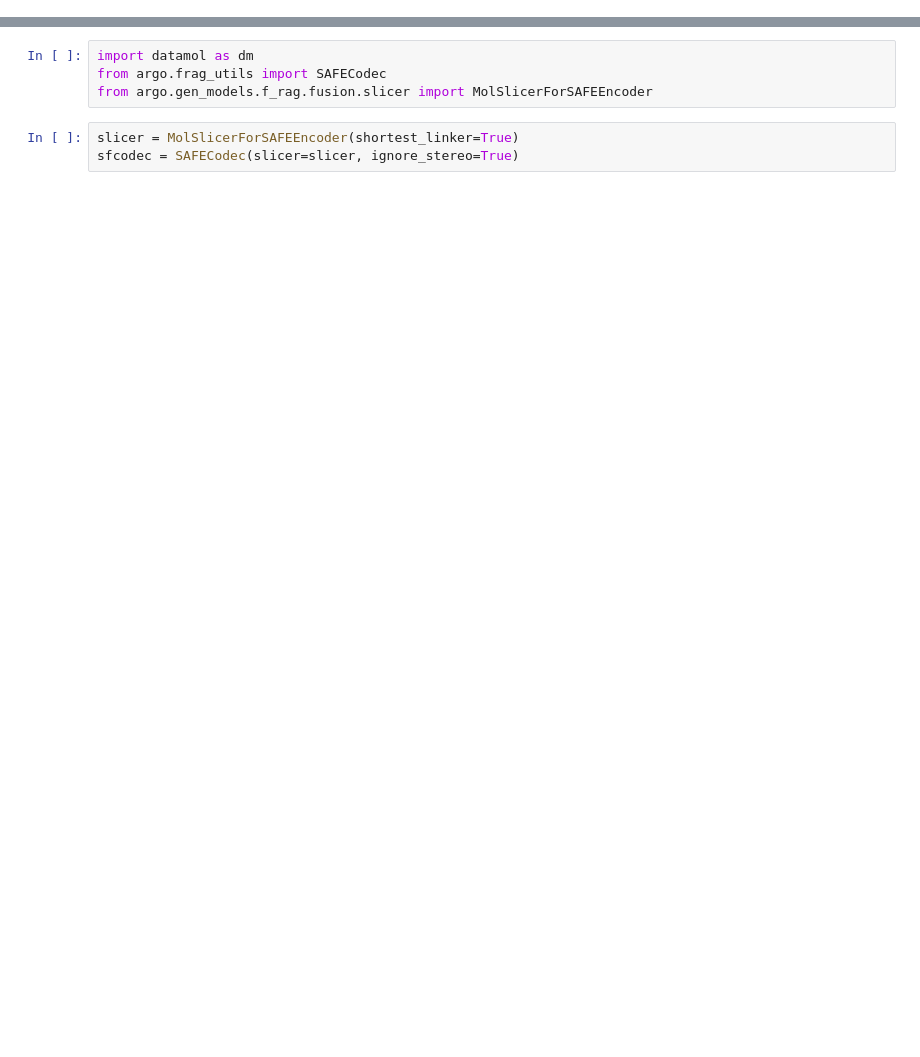
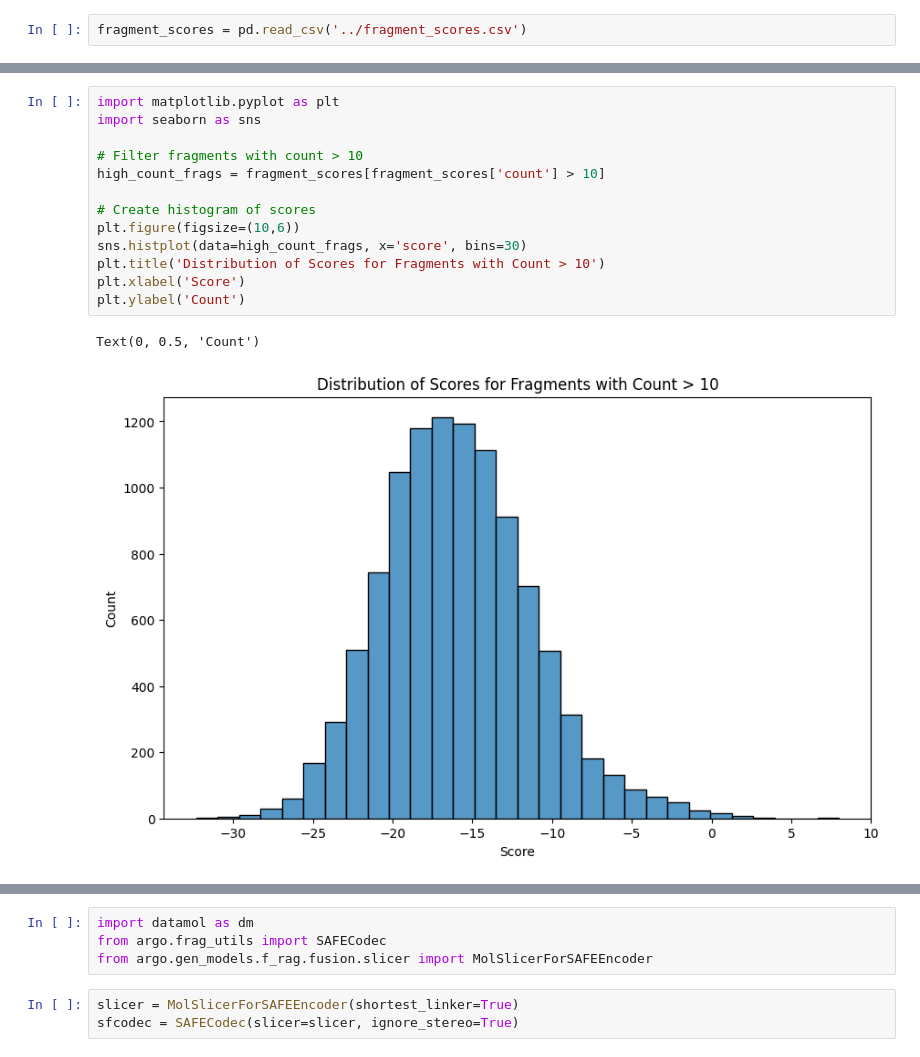
Before and after one commit to Popov-Lab-UNC/argo, a Jupyter notebook: notebooks/playground.ipynb, the cells around one changed output, grey strips where cells are left out. Drawn from its saved outputs; the diff is of its cells as text; blank space fills up the shorter version.

```diff
--- a/notebooks/playground.ipynb
+++ b/notebooks/playground.ipynb
@@ -0,0 +3,2 @@
+# %%
+fragment_scores = pd.read_csv('../fragment_scores.csv')
@@ -0,0 +19,16 @@
+# %%
+import matplotlib.pyplot as plt
+import seaborn as sns
+
+# Filter fragments with count > 10
+high_count_frags = fragment_scores[fragment_scores['count'] > 10]
+
+# Create histogram of scores
+plt.figure(figsize=(10,6))
+sns.histplot(data=high_count_frags, x='score', bins=30)
+plt.title('Distribution of Scores for Fragments with Count > 10')
+plt.xlabel('Score')
+plt.ylabel('Count')
+# %% [output]
+Text(0, 0.5, 'Count')
+[figure, added]
```
Also changed, not shown: parts of 11 cells of this notebook, 6 other files.
